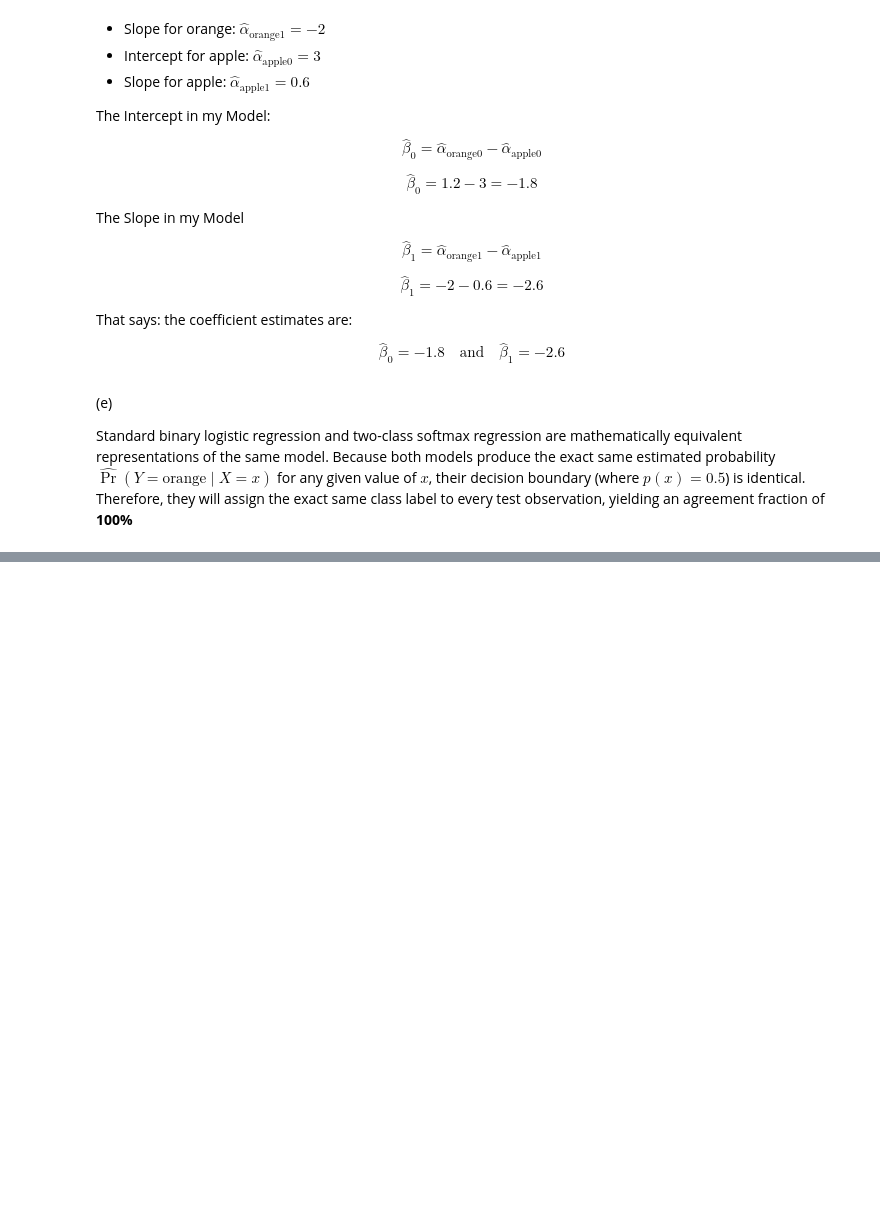
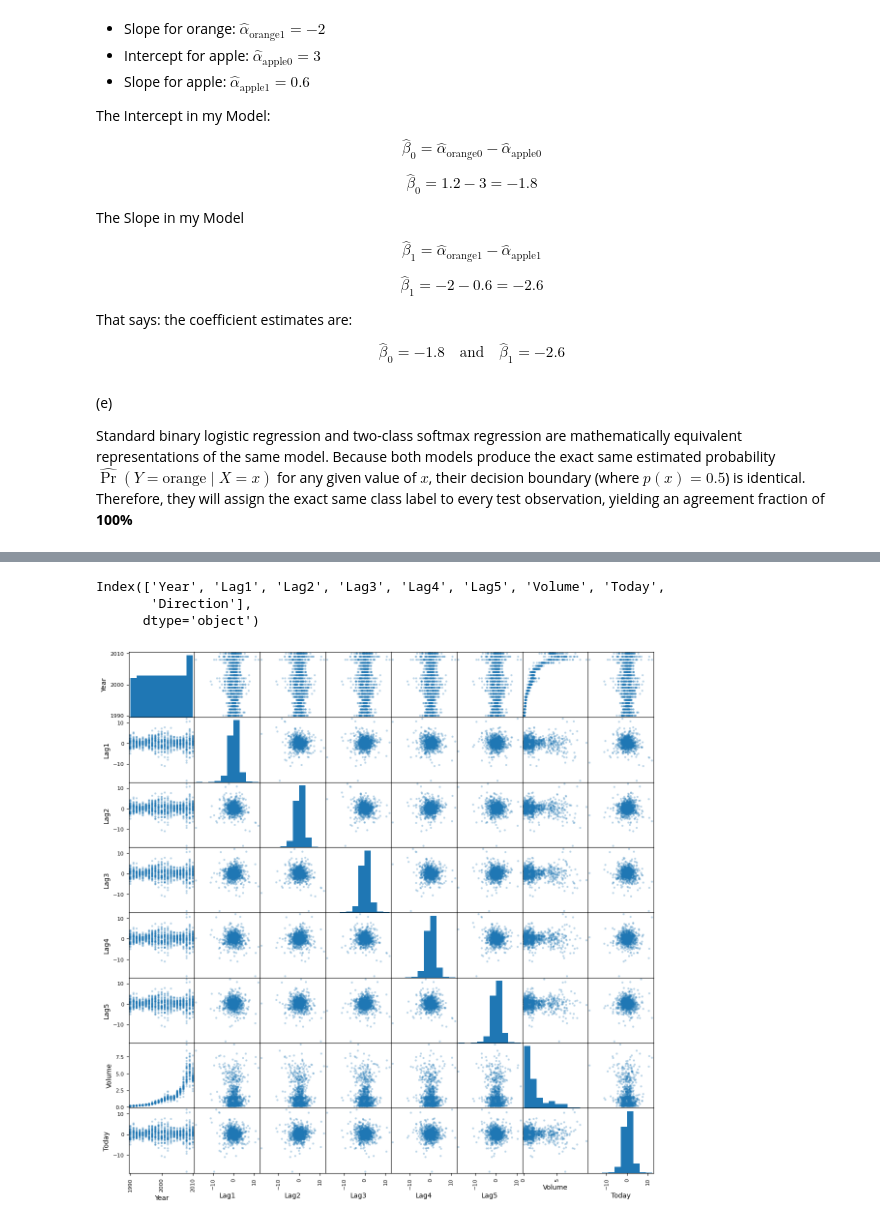
Before and after one commit to fatima-zahra20/ISLP-Solutions, a Jupyter notebook: MySolutionISLP_chap4.ipynb, the cells around one changed output, grey strips where cells are left out. Cells and saved outputs as stored; diff of their text form; code cells hidden in the pictures; blank space fills up the shorter version.

```diff
--- a/MySolutionISLP_chap4.ipynb
+++ b/MySolutionISLP_chap4.ipynb
@@ -624,0 +627,6 @@ Standard binary logistic regression and two-class softmax regression are mathema
+# %%
+import pandas as pd
+import statsmodels.api as sm
+
+weekly = pd.read_csv(r"C:\Users\Fatima zahra\Practice\ALL+CSV+FILES+-+2nd+Edition+-+corrected\ALL CSV FILES - 2nd Edition\Weekly.csv")
+weekly = weekly.dropna()
@@ -624,0 +645,10 @@ Standard binary logistic regression and two-class softmax regression are mathema
+# %%
+weekly.columns
+# %% [output]
+Index(['Year', 'Lag1', 'Lag2', 'Lag3', 'Lag4', 'Lag5', 'Volume', 'Today',
+       'Direction'],
+      dtype='object')
+# %%
+pd.plotting.scatter_matrix(weekly, figsize=(14, 14), alpha=0.3);
+# %% [output]
+[figure, added]
```
Also changed, not shown: parts of 38 cells of this notebook.
